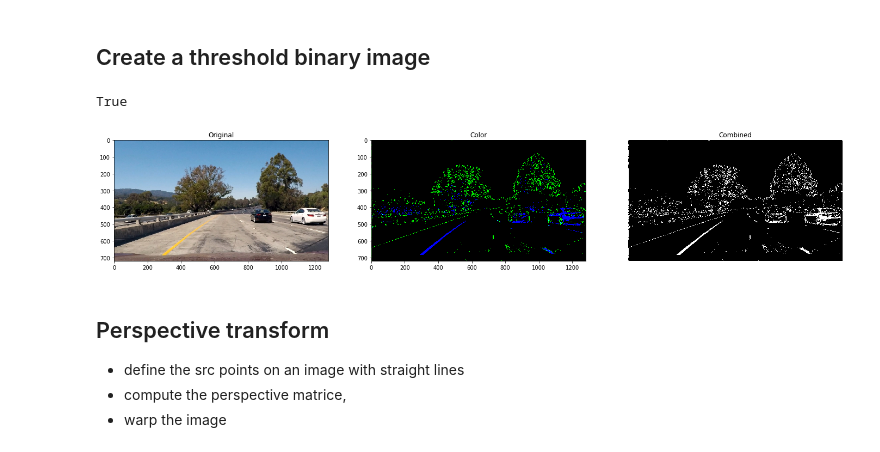
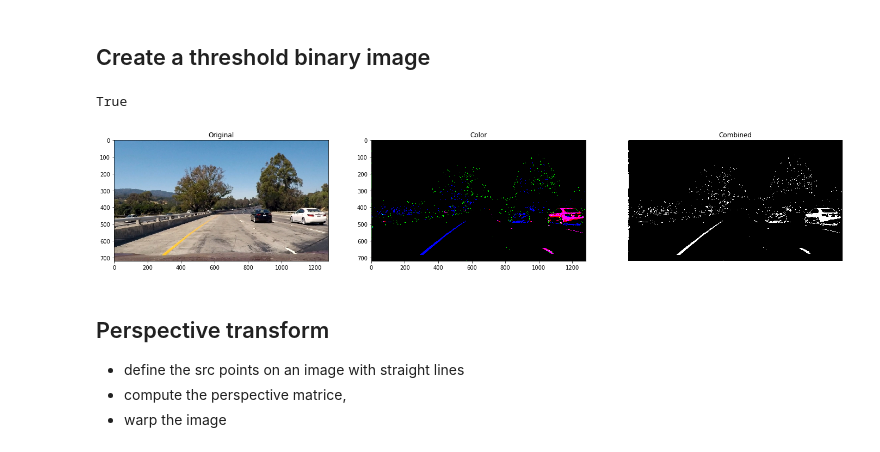
Before and after one commit to vicb/CarND-Advanced-Lane-Lines, a Jupyter notebook: Advanced Lane Finding.ipynb, the cells around one changed output. Cells and saved outputs as stored; diff of their text form; code cells hidden in the pictures.

Commit message:
Reduce noise on threshold image
- adjust parameters,
- use the Y channel of YCrCb

```diff
--- a/Advanced Lane Finding.ipynb
+++ b/Advanced Lane Finding.ipynb
@@ -126,7 +126,11 @@ True
 # %% [markdown]
 ##  Create a threshold binary image
 # %%
-def create_threshold(img, s_thresh=(170, 255), sx_thresh=(20, 100)):
+s_thresh = (190, 255)
+sx_thresh = (60, 100)
+y_thresh = (225, 255)
+
+def create_threshold(img):
     # Convert to HLS color space and extract the L & S channel
     hls = cv2.cvtColor(img, cv2.COLOR_RGB2HLS).astype("float")
     l_channel = hls[:,:,1]
@@ -145,38 +149,44 @@ def create_threshold(img, s_thresh=(170, 255), sx_thresh=(20, 100)):
     s_binary = np.zeros_like(s_channel)
     s_binary[(s_channel >= s_thresh[0]) & (s_channel <= s_thresh[1])] = 1
 
-    color_binary = np.dstack(( np.zeros_like(sxbinary), sxbinary, s_binary))
+    # Threshold Y
+    yuv = cv2.cvtColor(img, cv2.COLOR_RGB2YCrCb)
+    y_channel = yuv[:,:,0]
+    y_binary = np.zeros_like(y_channel)
+    y_binary[(y_channel >= y_thresh[0]) & (y_channel <= y_thresh[1])] = 1
+
+    color_binary = np.dstack((y_binary, sxbinary, s_binary))
 
     # Combine the two thresholds
     combined = np.zeros_like(sxbinary)
-    combined[(s_binary == 1) | (sxbinary == 1)] = 1
+    combined[(s_binary == 1) | (sxbinary == 1) | (y_binary == 1)] = 1
 
     return color_binary, combined
 # %%
 # Test threshold
 
 img = cv2.imread("test_images/test1.jpg")
-(dst, combined) = create_threshold(img, (190, 255), (30, 100))
+(dst, combined) = create_threshold(img)
 
 # Plot the result
 f, (ax1, ax2, ax3) = plt.subplots(1, 3, figsize=(24, 9))
 ax1.imshow(cv2.cvtColor(img, cv2.COLOR_RGB2BGR))
 plt.axis("off")
 ax1.set_title('Original')
 ax2.imshow(dst)
 plt.axis("off")
 ax2.set_title('Color')
 ax3.imshow(combined, cmap="gray")
 plt.axis("off")
 ax3.set_title('Combined')
 
 
 binary = 255 * dst.astype("uint8")
 binary = cv2.cvtColor(binary, cv2.COLOR_RGB2BGR)
 cv2.imwrite("output_images/test1_threshold.jpg", binary)
 # %% [output]
 True
-[figure, old version]
+[figure, new version]
 # %% [markdown]
 ## Perspective transform
 
```
Also changed, not shown: parts of 3 cells of this notebook, 4 other files.
